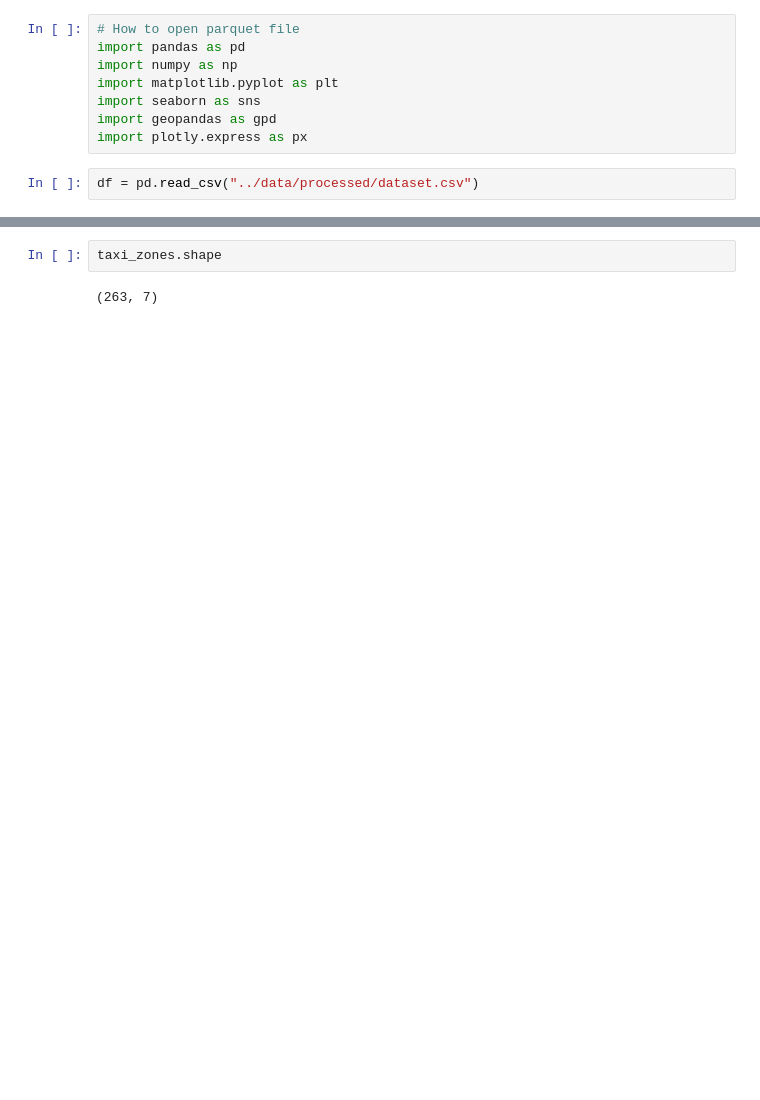
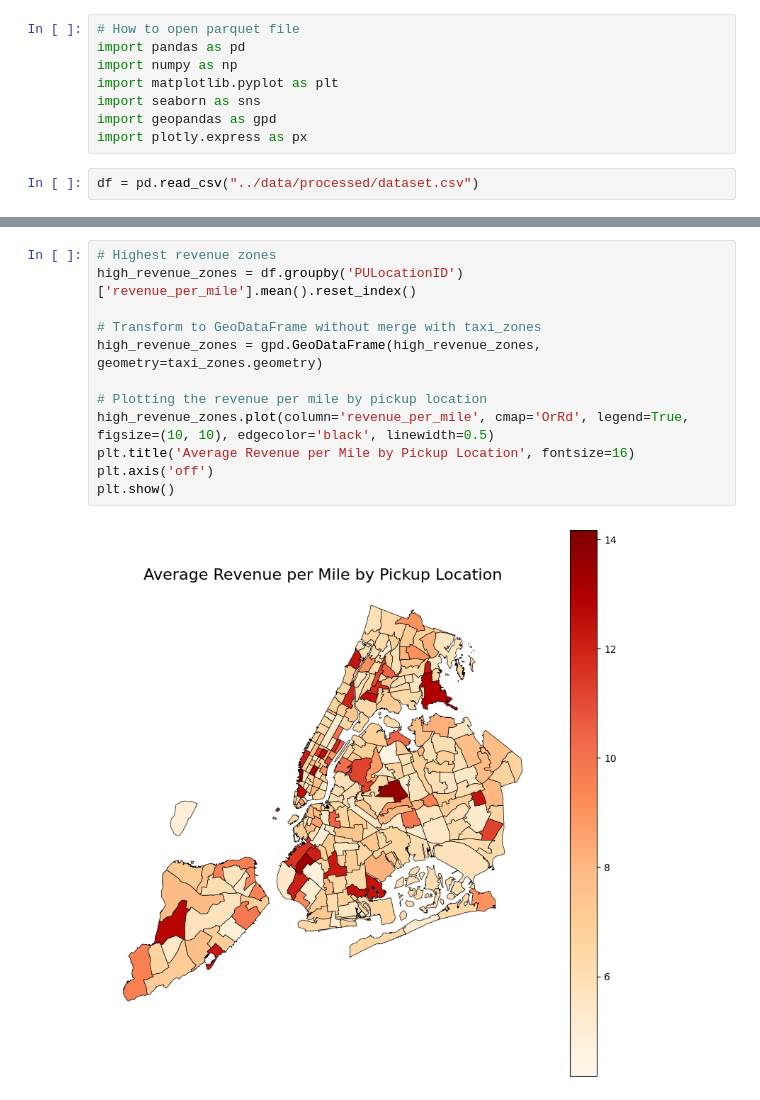
Before and after one commit to Jeremy891102/NYC-Taxi-Pricing-Demand-Analysis, a Jupyter notebook: src/1. EDA.ipynb, the cells around one changed output, grey strips where cells are left out. Saved outputs shown, nothing was run; the diff lists cells and outputs as text; blank space fills up the shorter version.

```diff
--- a/src/1. EDA.ipynb
+++ b/src/1. EDA.ipynb
@@ -74,4 +77,14 @@ taxi_zones.head()
-# %%
-taxi_zones.shape
-# %% [output]
-(263, 7)
+# %%
+# Highest revenue zones
+high_revenue_zones = df.groupby('PULocationID')['revenue_per_mile'].mean().reset_index()
+
+# Transform to GeoDataFrame without merge with taxi_zones
+high_revenue_zones = gpd.GeoDataFrame(high_revenue_zones, geometry=taxi_zones.geometry)
+
+# Plotting the revenue per mile by pickup location
+high_revenue_zones.plot(column='revenue_per_mile', cmap='OrRd', legend=True, figsize=(10, 10), edgecolor='black', linewidth=0.5)
+plt.title('Average Revenue per Mile by Pickup Location', fontsize=16)
+plt.axis('off')
+plt.show()
+# %% [output]
+[figure, added]
```
Also changed, not shown: parts of 18 cells of this notebook.
